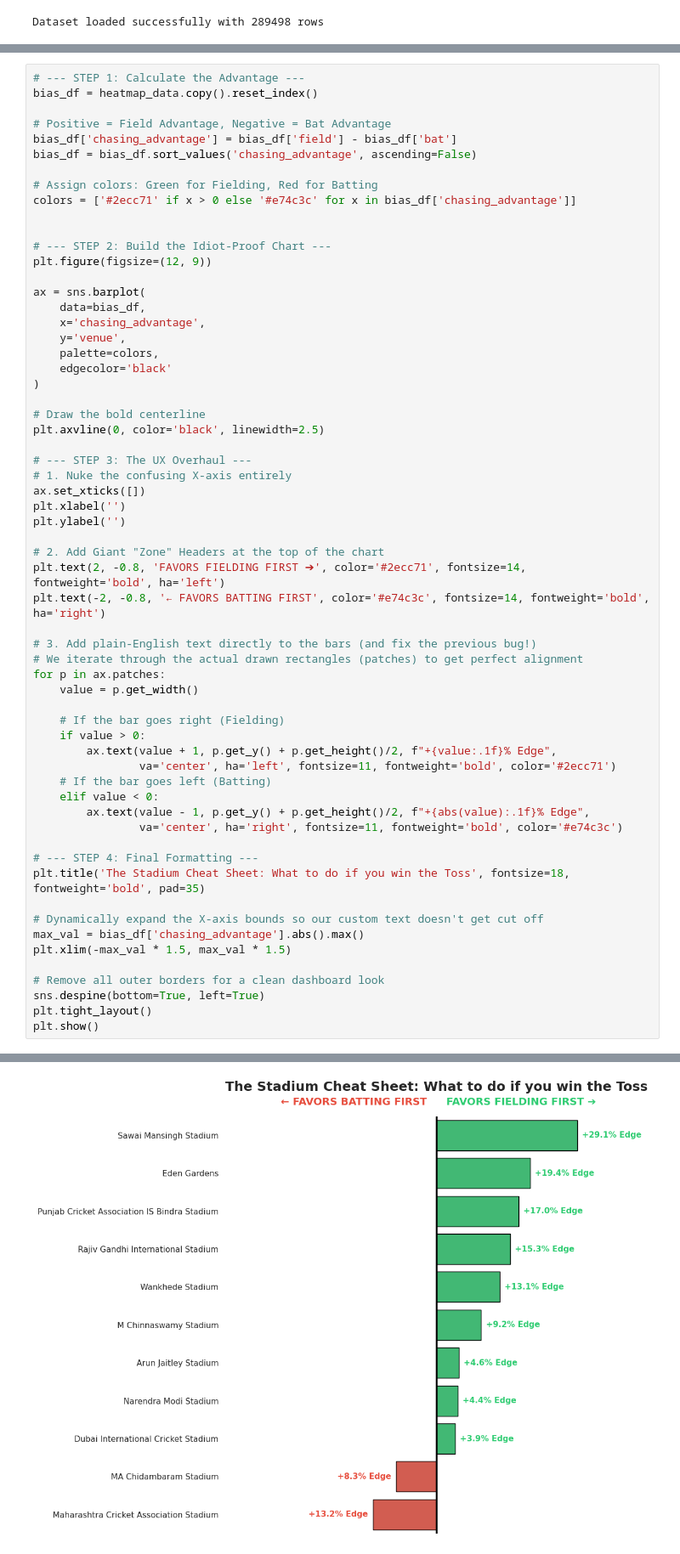
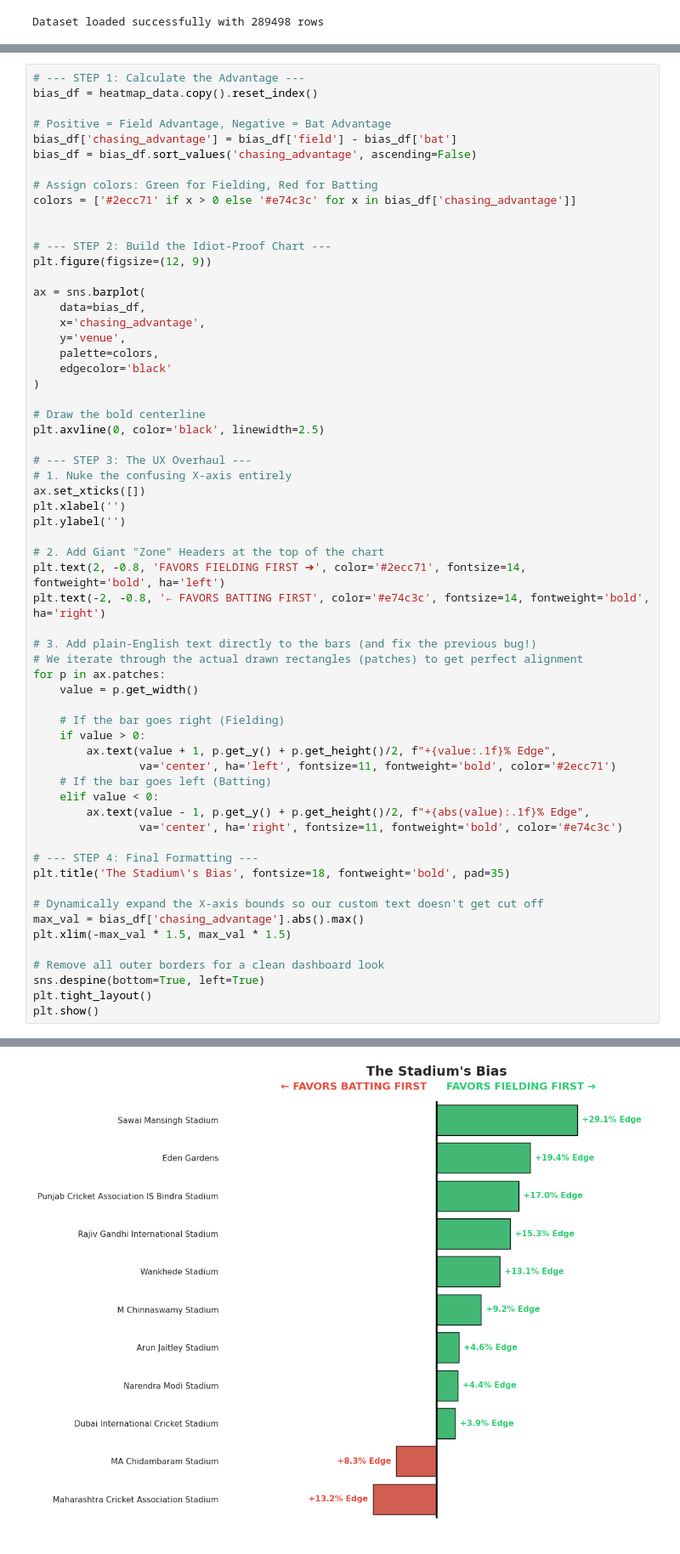
Before and after one commit to lyc0riz/IPL-crunch, a Jupyter notebook: notebooks/03_exploratory_analysis_and_visualization.ipynb, the cells around one changed output, grey strips where cells are left out. Shown at 85% size. Saved outputs shown, nothing was run; the diff lists cells and outputs as text.

```diff
--- a/notebooks/03_exploratory_analysis_and_visualization.ipynb
+++ b/notebooks/03_exploratory_analysis_and_visualization.ipynb
@@ -550,35 +550,35 @@ plt.text(2, -0.8, 'FAVORS FIELDING FIRST ➔', color='#2ecc71', fontsize=14, fon
 plt.text(-2, -0.8, '← FAVORS BATTING FIRST', color='#e74c3c', fontsize=14, fontweight='bold', ha='right')
 
 # 3. Add plain-English text directly to the bars (and fix the previous bug!)
 # We iterate through the actual drawn rectangles (patches) to get perfect alignment
 for p in ax.patches:
     value = p.get_width()
 
     # If the bar goes right (Fielding)
     if value > 0:
         ax.text(value + 1, p.get_y() + p.get_height()/2, f"+{value:.1f}% Edge",
                 va='center', ha='left', fontsize=11, fontweight='bold', color='#2ecc71')
     # If the bar goes left (Batting)
     elif value < 0:
         ax.text(value - 1, p.get_y() + p.get_height()/2, f"+{abs(value):.1f}% Edge",
                 va='center', ha='right', fontsize=11, fontweight='bold', color='#e74c3c')
 
 # --- STEP 4: Final Formatting ---
-plt.title('The Stadium Cheat Sheet: What to do if you win the Toss', fontsize=18, fontweight='bold', pad=35)
+plt.title('The Stadium\'s Bias', fontsize=18, fontweight='bold', pad=35)
 
 # Dynamically expand the X-axis bounds so our custom text doesn't get cut off
 max_val = bias_df['chasing_advantage'].abs().max()
 plt.xlim(-max_val * 1.5, max_val * 1.5)
 
 # Remove all outer borders for a clean dashboard look
 sns.despine(bottom=True, left=True)
 plt.tight_layout()
 plt.show()
 # %% [output]
 Passing `palette` without assigning `hue` is deprecated and will be removed in v0.14.0. Assign the `y` variable to `hue` and set `legend=False` for the same effect.
 
   ax = sns.barplot(
-[figure, old version]
+[figure, new version]
 # %%
 # --- STEP 1: Determine the Pitch's True Bias ---
 # We use the heatmap_data from earlier to figure out what the pitch "wants"
```
Also changed, not shown: parts of 14 cells of this notebook, 2 other files.
